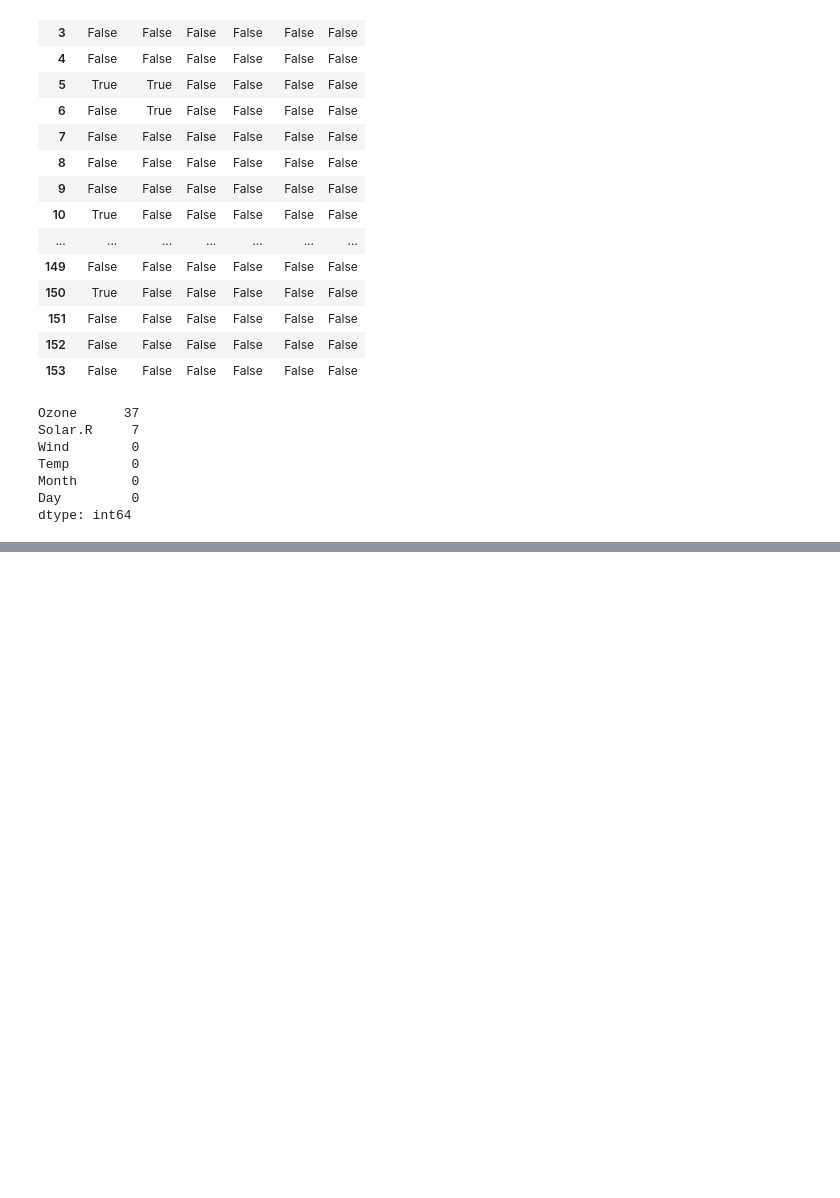
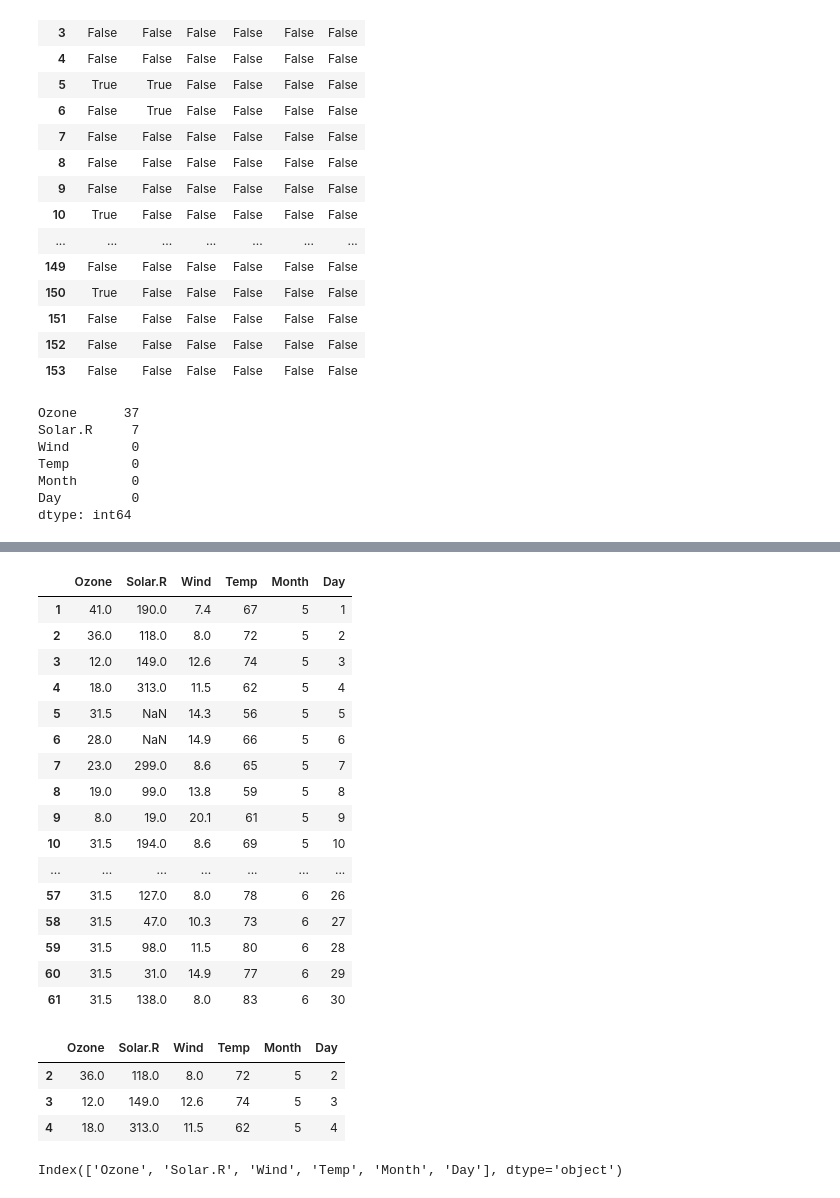
Before and after one commit to djedjigair/piit, a Jupyter notebook: assign/assign3.ipynb, the cells around one changed output, grey strips where cells are left out. Saved outputs shown, nothing was run; the diff lists cells and outputs as text; code cells hidden in the pictures; blank space fills up the shorter version.

```diff
--- a/assign/assign3.ipynb
+++ b/assign/assign3.ipynb
@@ -177,0 +219,31 @@ airquality.copy()
+# %%
+airquality [airquality['Month'].isin([5,6])]
+# %% [output]
+|  | Ozone | Solar.R | Wind | Temp | Month | Day |
+| 1 | 41.0 | 190.0 | 7.4 | 67 | 5 | 1 |
+| 2 | 36.0 | 118.0 | 8.0 | 72 | 5 | 2 |
+| 3 | 12.0 | 149.0 | 12.6 | 74 | 5 | 3 |
+| 4 | 18.0 | 313.0 | 11.5 | 62 | 5 | 4 |
+| 5 | 31.5 | NaN | 14.3 | 56 | 5 | 5 |
+| 6 | 28.0 | NaN | 14.9 | 66 | 5 | 6 |
+| 7 | 23.0 | 299.0 | 8.6 | 65 | 5 | 7 |
+| 8 | 19.0 | 99.0 | 13.8 | 59 | 5 | 8 |
+| 9 | 8.0 | 19.0 | 20.1 | 61 | 5 | 9 |
+| 10 | 31.5 | 194.0 | 8.6 | 69 | 5 | 10 |
+| ... | ... | ... | ... | ... | ... | ... |
+| 57 | 31.5 | 127.0 | 8.0 | 78 | 6 | 26 |
+| 58 | 31.5 | 47.0 | 10.3 | 73 | 6 | 27 |
+| 59 | 31.5 | 98.0 | 11.5 | 80 | 6 | 28 |
+| 60 | 31.5 | 31.0 | 14.9 | 77 | 6 | 29 |
+| 61 | 31.5 | 138.0 | 8.0 | 83 | 6 | 30 |
+# %%
+airquality.iloc[1:4]
+# %% [output]
+|  | Ozone | Solar.R | Wind | Temp | Month | Day |
+| 2 | 36.0 | 118.0 | 8.0 | 72 | 5 | 2 |
+| 3 | 12.0 | 149.0 | 12.6 | 74 | 5 | 3 |
+| 4 | 18.0 | 313.0 | 11.5 | 62 | 5 | 4 |
+# %%
+airquality.columns
+# %% [output]
+Index(['Ozone', 'Solar.R', 'Wind', 'Temp', 'Month', 'Day'], dtype='object')
```
Also changed, not shown: parts of 14 cells of this notebook.
